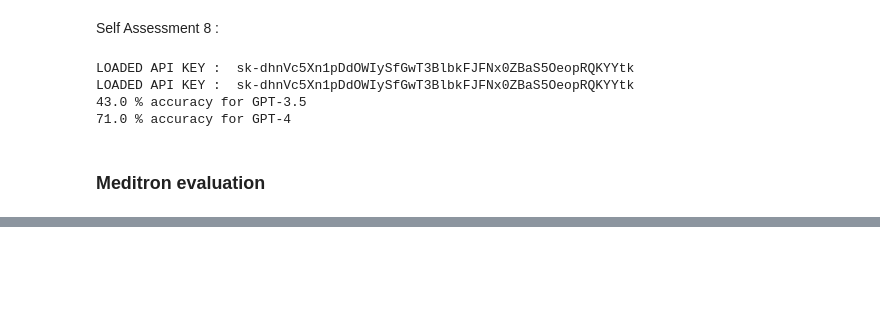
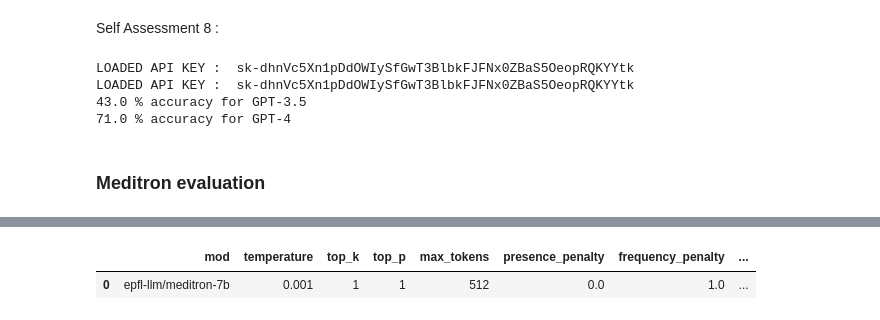
Before and after one commit to magantoine/EpiLLM, a Jupyter notebook: notebooks/benchmark.ipynb, the cells around one changed output, grey strips where cells are left out. Drawn from its saved outputs; the diff is of its cells as text; code cells hidden in the pictures; blank space fills up the shorter version.

```diff
--- a/notebooks/benchmark.ipynb
+++ b/notebooks/benchmark.ipynb
@@ -211,0 +834,32 @@ for arg in tqdm(all_args):
+# %%
+benchnames = ["AES7", "AES8"]
+modnames = ["epfl-llm/meditron-7b", "meta-llama/Llama-2-7b-hf"]
+allgens = [
+    GenerationArg(
+        stop_seq="<|STOP|>",
+        max_new_token=512,
+        use_vllm=True
+    ),
+    GenerationArg(
+        max_new_token=10,
+        stop_seq="<|STOP|>",
+        use_vllm=True
+    )
+]
+
+def search_direct_ans(gen):
+    if(type(gen) != str):
+        gen = gen.outputs[0].text
+    ans = [l for l in ["A", "B", "C", "D", "E"] if l in gen]
+    print(gen)
+    if(len(ans) == 0):
+        return "-1"
+    return ans[0]
+
+
+
+# temperatures_res_meditron = testbench(benchnames=benchnames,
+#           modnames=modnames,
+#           runargs=allgens,
+#           prompt_template=lambda q : direct_prompt_template(3, q),
+#           search_ans=search_direct_ans)
@@ -211,0 +1016,10 @@ for arg in tqdm(all_args):
+# %%
+eps = 1e-3
+test_0_temp_direct = testbench(
+    benchnames,
+    runargs=[GenerationArg(temperature=eps, use_vllm=True, max_new_token=512, stop_seq="<|STOP|>")],
+    prompt_template=lambda q : direct_prompt_template(3, q),
+    search_ans=search_direct_ans,
+    modnames=["epfl-llm/meditron-7b"],
+    use_vllm=True
+)
@@ -211,0 +1071,5 @@ for arg in tqdm(all_args):
+# %%
+test_0_temp_direct
+# %% [output]
+|  | mod | temperature | top_k | top_p | max_tokens | presence_penalty | frequency_penalty | ... |
+| 0 | epfl-llm/meditron-7b | 0.001 | 1 | 1 | 512 | 0.0 | 1.0 | ... |
```
Also changed, not shown: parts of 71 cells of this notebook, 3 other files.
